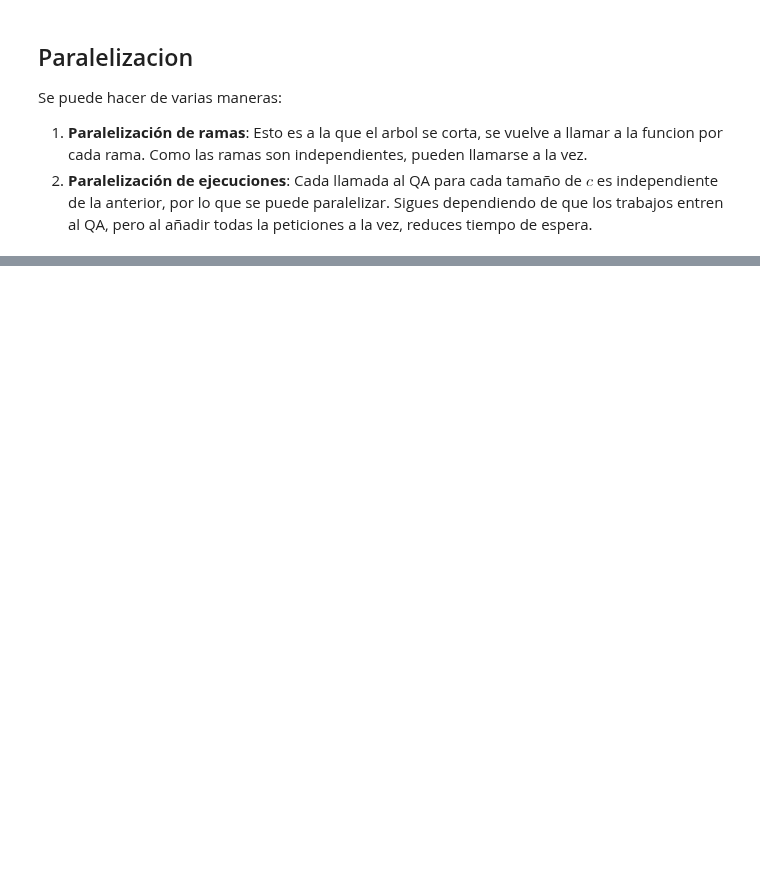
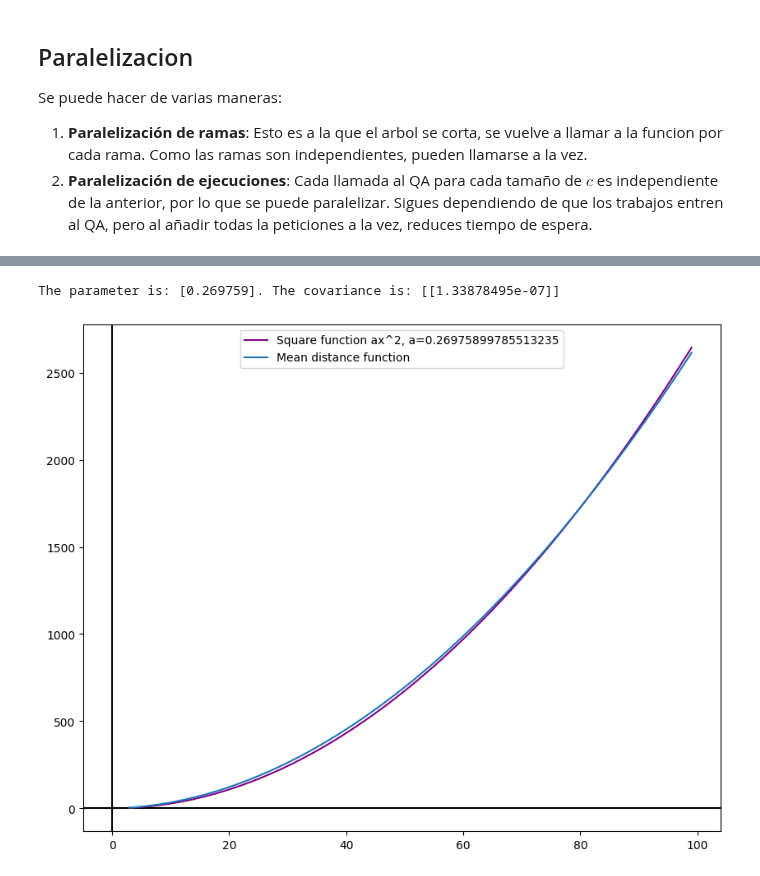
Before and after one commit to Nicofero/PhyloTree_ReConst, a Jupyter notebook: qa_phylo_tree.ipynb, the cells around one changed output, grey strips where cells are left out. Saved outputs shown, nothing was run; the diff lists cells and outputs as text; code cells hidden in the pictures; blank space fills up the shorter version.

Commit message:
Bug-fixing QA-functions and added comparisons

```diff
--- a/qa_phylo_tree.ipynb
+++ b/qa_phylo_tree.ipynb
@@ -1388,0 +1418,21 @@ Se puede hacer de varias maneras:
+# %%
+from scipy.optimize import curve_fit
+
+def func(x, a):
+    return a * x**2
+
+popt,pcov = curve_fit(func,x,mean,p0=[1.0])
+
+print(f'The parameter is: {popt}. The covariance is: {pcov}')
+
+fig, ax = plt.subplots(figsize=(10,8))
+
+ax.axhline(y=0, color='k')
+ax.axvline(x=0, color='k')
+plt.plot(x, func(x, *popt), label='Square function ax^2, a='+str(*popt), color='purple')
+plt.plot(x,mean,label="Mean distance function")
+plt.legend(loc="upper center")
+plt.show()
+# %% [output]
+The parameter is: [0.269759]. The covariance is: [[1.33878495e-07]]
+[figure, added]
```
Also changed, not shown: parts of 12 cells of this notebook, 2 other files.
